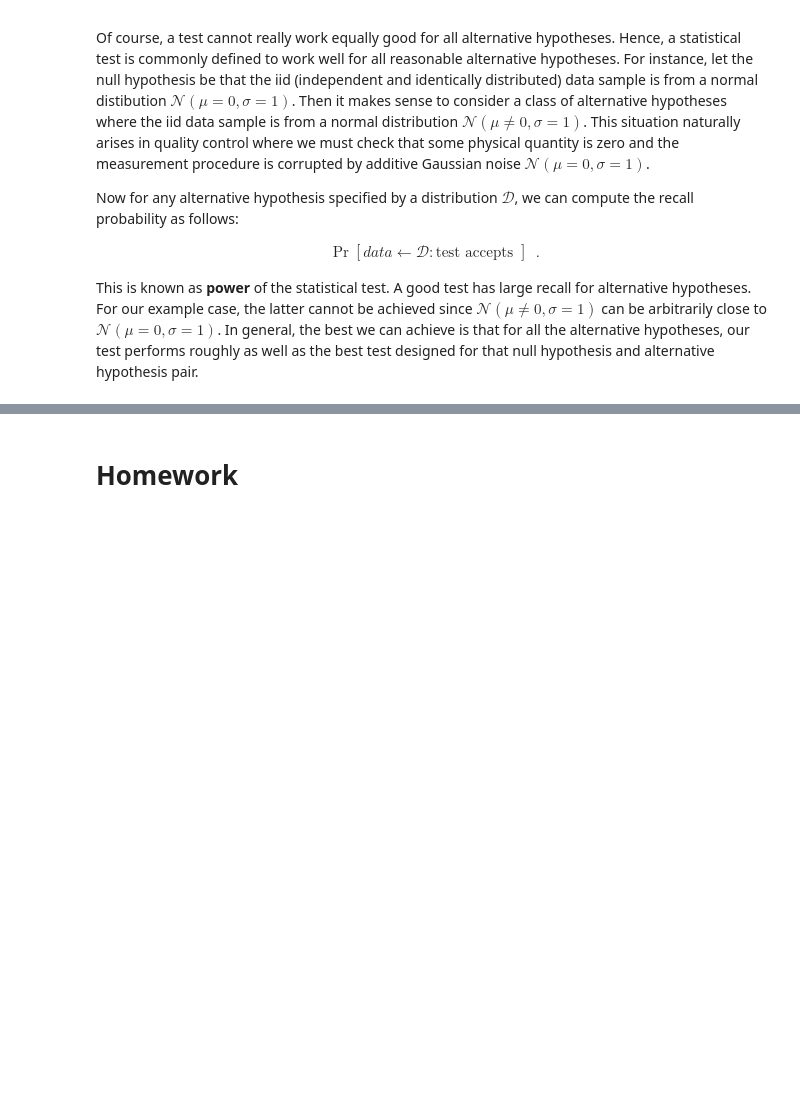
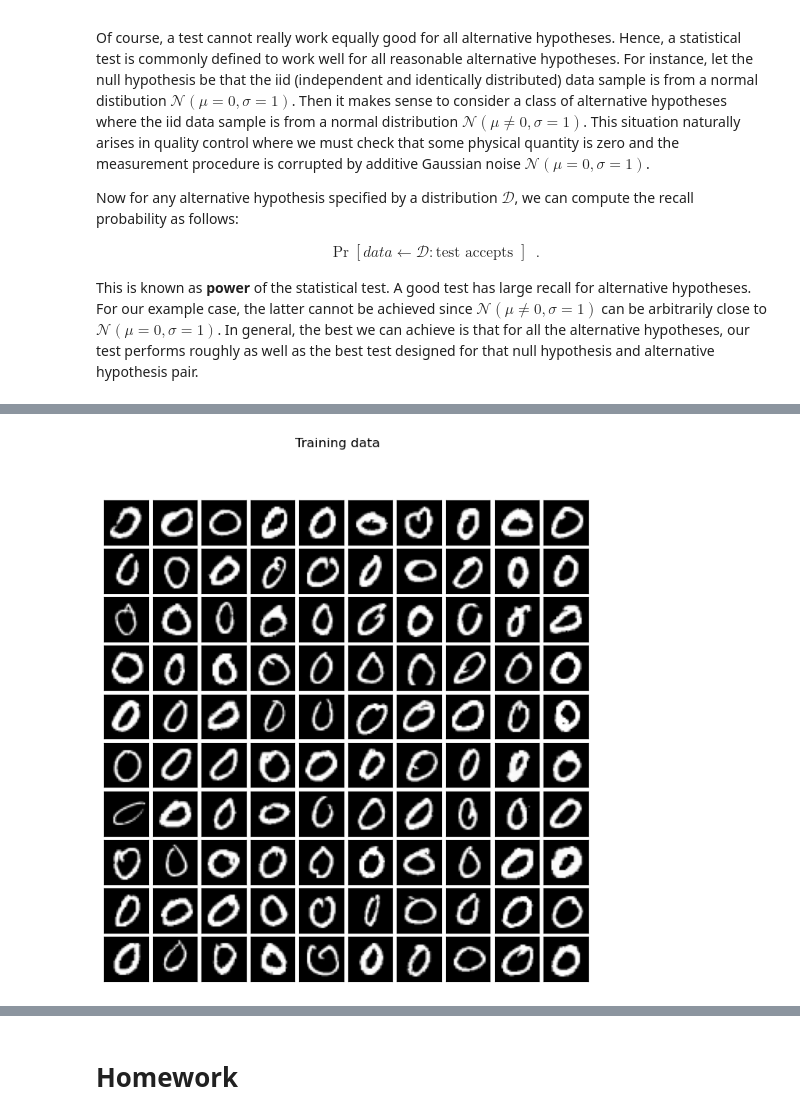
Before and after one commit to swenlaur/machine-learning-ii, a Jupyter notebook: practise-sessions/02/02_test_statistic_and_pvalue_assignment.ipynb, the cells around one changed output, grey strips where cells are left out. Cells and saved outputs as stored; diff of their text form; code cells hidden in the pictures; blank space fills up the shorter version.

```diff
--- a/practise-sessions/02/02_test_statistic_and_pvalue_assignment.ipynb
+++ b/practise-sessions/02/02_test_statistic_and_pvalue_assignment.ipynb
@@ -66,0 +86,28 @@ $\mathcal{N}(\mu=0,\sigma=1)$. In general, the best we can achieve is that for a
+# %%
+from tensorflow.keras.datasets import mnist
+
+(train_images, train_labels), (test_images, test_labels) = mnist.load_data()
+train_images = train_images / 255.0
+test_images = test_images / 255.0
+# %%
+zeroes = tf.concat([train_images[train_labels == 0], test_images[test_labels == 0]], axis=0)
+# %%
+def sample_from_null_hypothesis(count: int):
+
+    n = len(zeroes)
+    # Sample with replacement from range(n) with uniform probability
+    # Formally, we sample from sorfmax distribution with equal activations
+    index = tf.squeeze(tf.random.categorical(logits= tf.zeros([1, n]), num_samples=count, dtype='int32'))
+    return tf.gather(zeroes, index)
+# %%
+samples = sample_from_null_hypothesis(100)
+
+fig, axs = plt.subplots(10, 10, figsize=(8, 8))
+plt.suptitle('Training data')
+plt.subplots_adjust(wspace=0.1, hspace=0.1)
+plt.setp(axs, xticks=[], yticks=[], xlabel='', ylabel='', aspect='equal')
+for i in range(10):
+    for j in range(10):
+        axs[i, j].imshow(samples[10 * i + j], cmap='gray', vmin=0, vmax=1)
+# %% [output]
+[figure, added]
```
Also changed, not shown: parts of 34 cells of this notebook, 1 other file.
